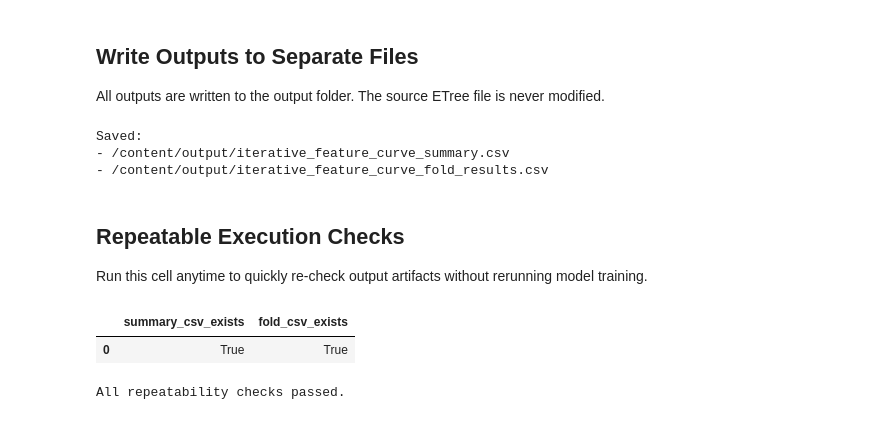
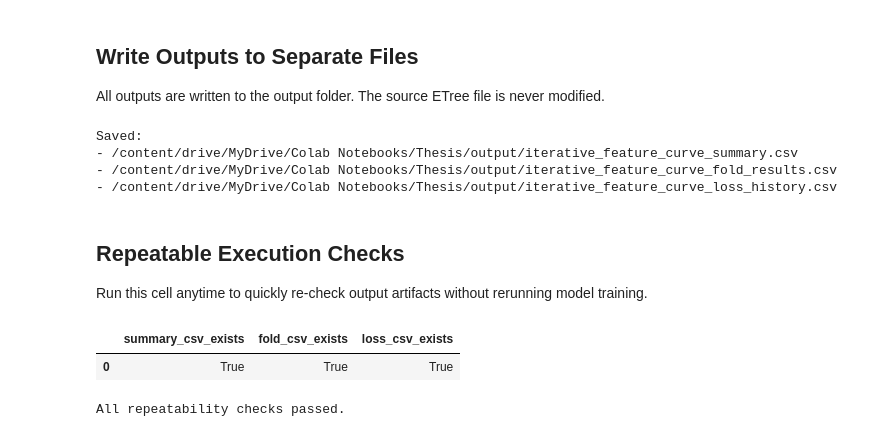
Before and after one commit to shlomiez/Tabular-Datasets-Benchmark-hub, a Jupyter notebook: main.ipynb, the cells around one changed output. Cells and saved outputs as stored; diff of their text form; code cells hidden in the pictures.

```diff
--- a/main.ipynb
+++ b/main.ipynb
@@ -22,10 +42,8 @@ This notebook runs the iterative feature-reduction experiment across the six loa
 # %%
 from __future__ import annotations
 import collections as _collections
-import hashlib
 import os
 import random
-import sys
 from pathlib import Path
 from typing import Any, Dict, Mapping, MutableMapping, Sequence, Tuple
 from collections import abc as _collections_abc
@@ -54,9 +72,8 @@ if IN_COLAB:
     drive.mount("/content/drive", force_remount=False)
 
 PROJECT_DIR_CANDIDATES = [
+    Path("/content/drive/MyDrive/Colab Notebooks/Thesis"),
     Path.cwd(),
-    Path("/content/FeatureSelect-Benchmark-Hub"),
-    Path("/content/drive/MyDrive/Thesis/FeatureSelect-Benchmark-Hub"),
 ]
 BASE_DIR = next((p for p in PROJECT_DIR_CANDIDATES if p.exists()), Path.cwd())
 os.chdir(BASE_DIR)
@@ -837,17 +1045,21 @@ All outputs are written to the output folder. The source ETree file is never mod
 # %%
 summary_csv = OUTPUT_DIR / "iterative_feature_curve_summary.csv"
 fold_csv = OUTPUT_DIR / "iterative_feature_curve_fold_results.csv"
+loss_csv = OUTPUT_DIR / "iterative_feature_curve_loss_history.csv"
 
 combined_summary_df.to_csv(summary_csv, index=False)
 combined_fold_df.to_csv(fold_csv, index=False)
+combined_loss_df.to_csv(loss_csv, index=False)
 
 print("Saved:")
 print("-", summary_csv)
 print("-", fold_csv)
+print("-", loss_csv)
 # %% [output]
 Saved:
-- /content/output/iterative_feature_curve_summary.csv
-- /content/output/iterative_feature_curve_fold_results.csv
+- /content/drive/MyDrive/Colab Notebooks/Thesis/output/iterative_feature_curve_summary.csv
+- /content/drive/MyDrive/Colab Notebooks/Thesis/output/iterative_feature_curve_fold_results.csv
+- /content/drive/MyDrive/Colab Notebooks/Thesis/output/iterative_feature_curve_loss_history.csv
 # %% [markdown]
 ## Repeatable Execution Checks
 
@@ -855,17 +1067,18 @@ Run this cell anytime to quickly re-check output artifacts without rerunning mod
 # %%
 checks = {
     "summary_csv_exists": (OUTPUT_DIR / "iterative_feature_curve_summary.csv").exists(),
     "fold_csv_exists": (OUTPUT_DIR / "iterative_feature_curve_fold_results.csv").exists(),
+    "loss_csv_exists": (OUTPUT_DIR / "iterative_feature_curve_loss_history.csv").exists(),
 }
 
 check_df = pd.DataFrame([checks])
 display(check_df)
 
 if not all(checks.values()):
     raise RuntimeError("One or more repeatability checks failed.")
 
 print("All repeatability checks passed.")
 # %% [output]
-|  | summary_csv_exists | fold_csv_exists |
-| 0 | True | True |
+|  | summary_csv_exists | fold_csv_exists | loss_csv_exists |
+| 0 | True | True | True |
 All repeatability checks passed.
```
Also changed, not shown: parts of 8 cells of this notebook.
